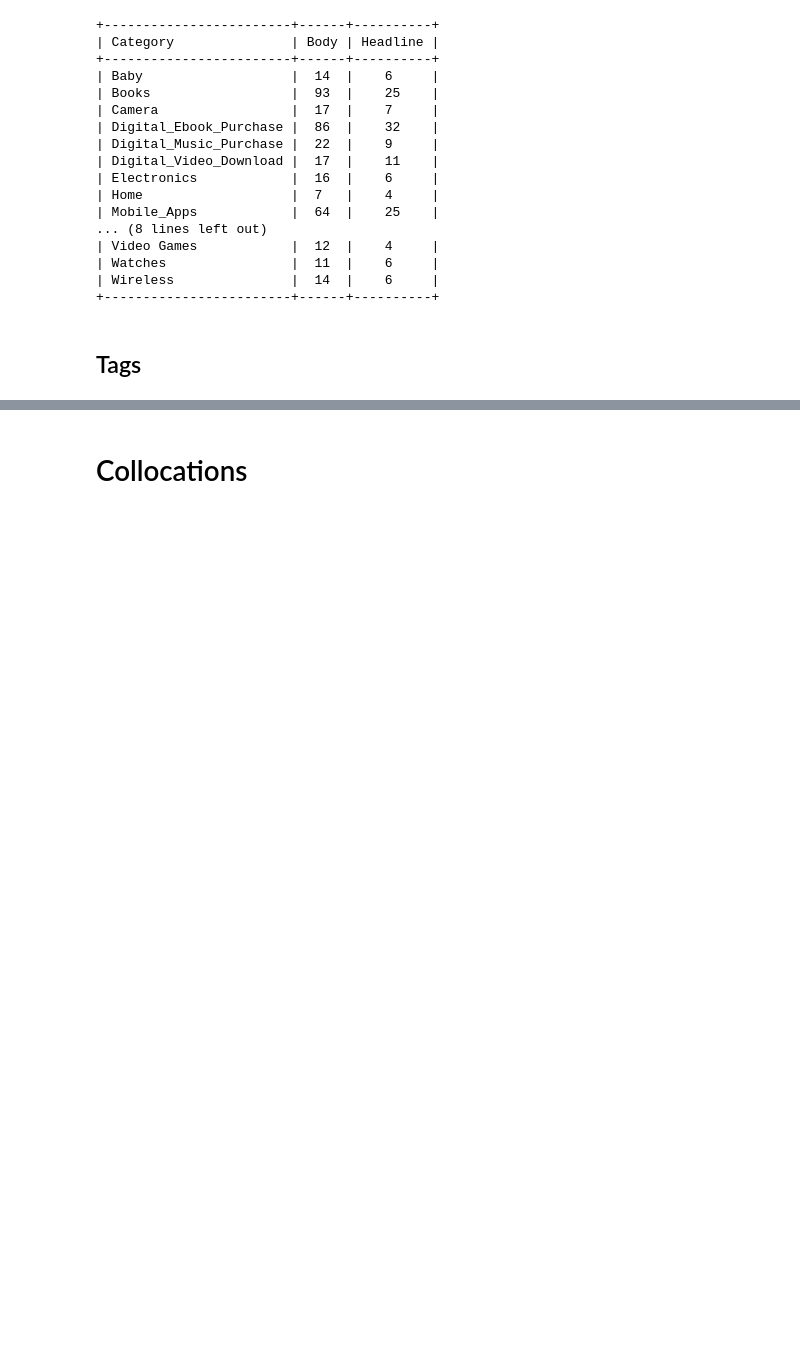
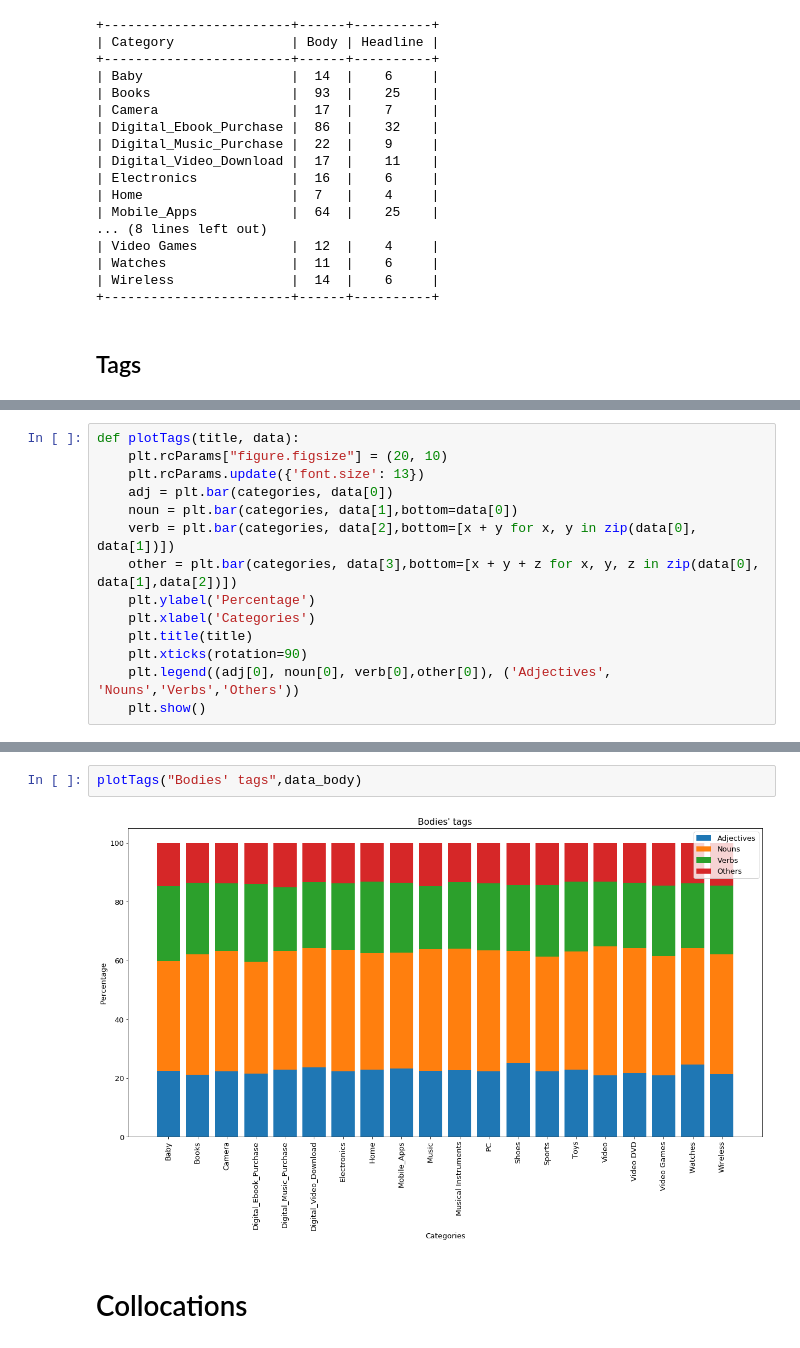
Before and after one commit to carmignanivittorio/Amazon-review-dataset-analysis, a Jupyter notebook: TextAnalysis.ipynb, the cells around one changed output, grey strips where cells are left out. Drawn from its saved outputs; the diff is of its cells as text; blank space fills up the shorter version.

```diff
--- a/TextAnalysis.ipynb
+++ b/TextAnalysis.ipynb
@@ -355,0 +362,14 @@ plt.show()
+# %%
+def plotTags(title, data):
+    plt.rcParams["figure.figsize"] = (20, 10)
+    plt.rcParams.update({'font.size': 13})
+    adj = plt.bar(categories, data[0])
+    noun = plt.bar(categories, data[1],bottom=data[0])
+    verb = plt.bar(categories, data[2],bottom=[x + y for x, y in zip(data[0], data[1])])
+    other = plt.bar(categories, data[3],bottom=[x + y + z for x, y, z in zip(data[0], data[1],data[2])])
+    plt.ylabel('Percentage')
+    plt.xlabel('Categories')
+    plt.title(title)
+    plt.xticks(rotation=90)
+    plt.legend((adj[0], noun[0], verb[0],other[0]), ('Adjectives', 'Nouns','Verbs','Others'))
+    plt.show()
@@ -356,3 +380,7 @@ plt.show()
+# %%
+plotTags("Bodies' tags",data_body)
+# %% [output]
+[figure, added]
 # %% [markdown]
 # Collocations
 # %% [markdown]
```
Also changed, not shown: parts of 24 cells of this notebook.
